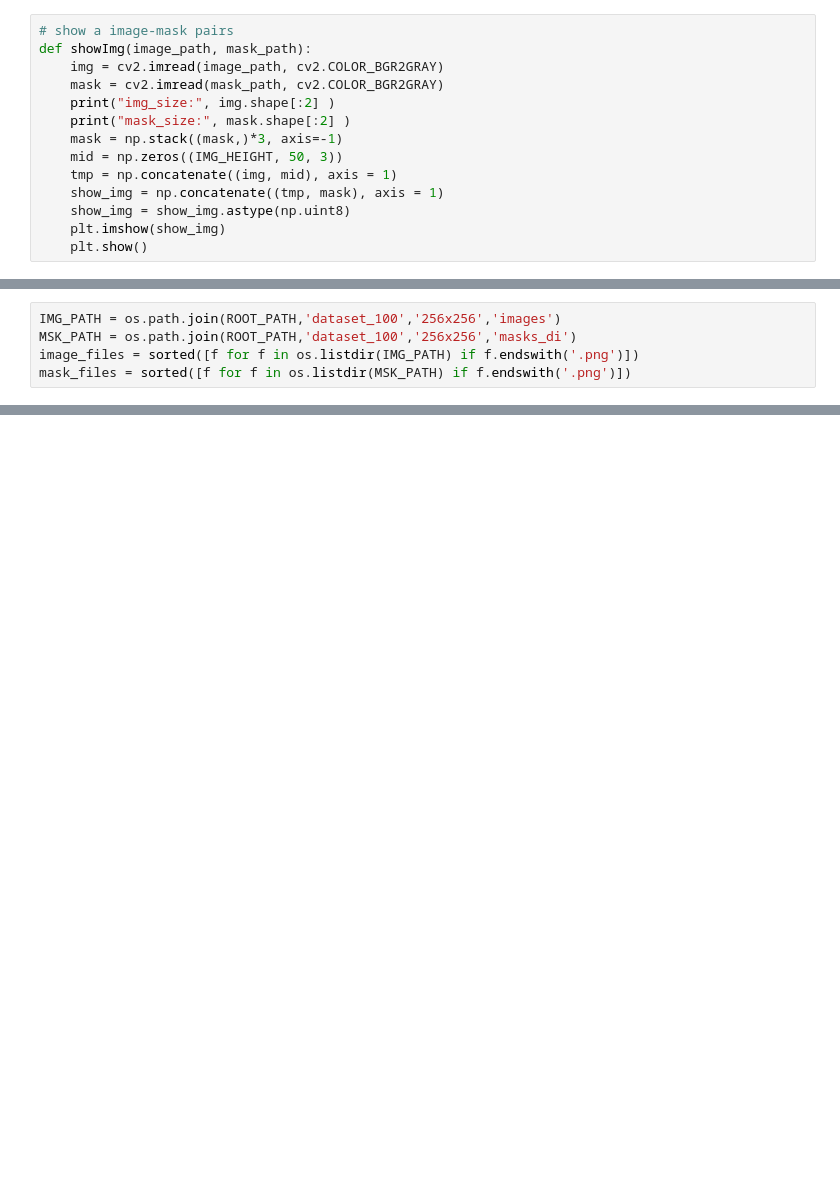
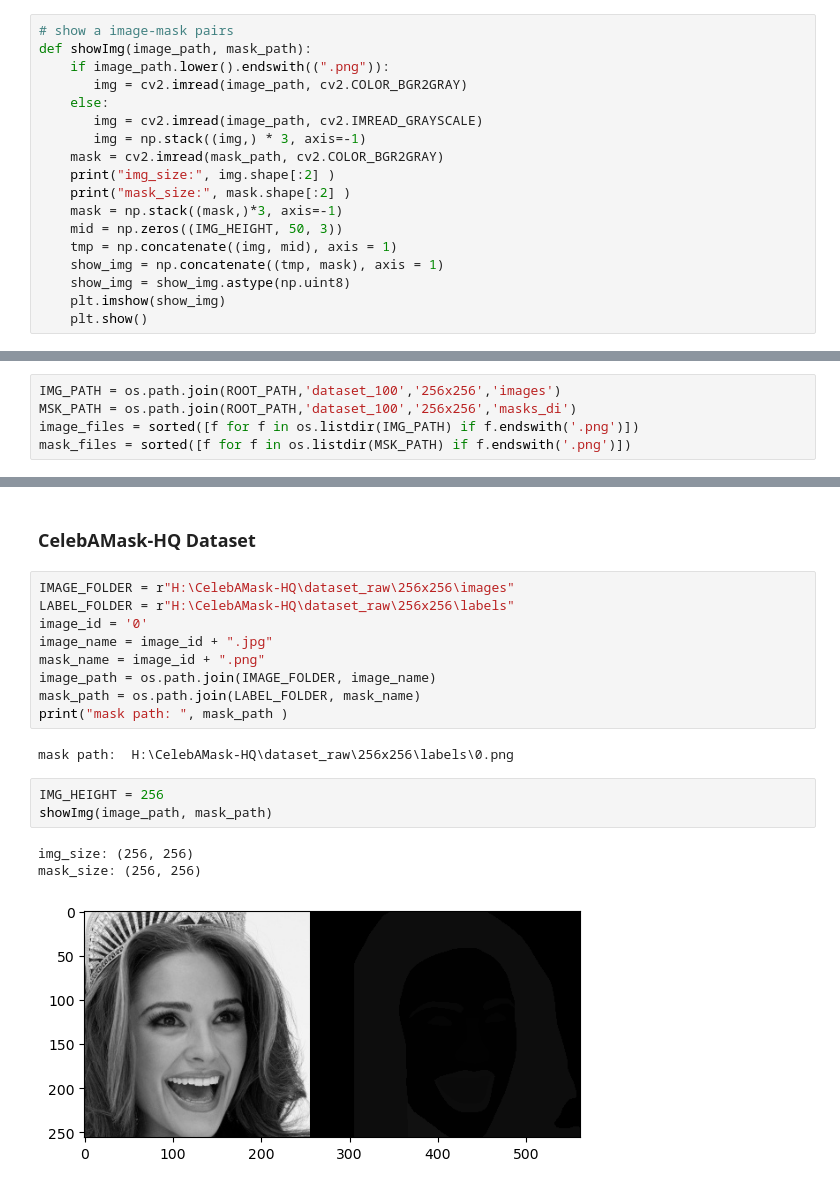
Before and after one commit to Supcode123/Skin-Segmentation-4-iPPG, a Jupyter notebook: notebooks/Datapreparing.ipynb, the cells around one changed output, grey strips where cells are left out. Cells and saved outputs as stored; diff of their text form; blank space fills up the shorter version.

```diff
--- a/notebooks/Datapreparing.ipynb
+++ b/notebooks/Datapreparing.ipynb
@@ -61,7 +61,11 @@ mask_path = os.path.join(LABEL_FOLDER, mask_name)
 # %%
 # show a image-mask pairs
 def showImg(image_path, mask_path):
-    img = cv2.imread(image_path, cv2.COLOR_BGR2GRAY)
+    if image_path.lower().endswith((".png")):
+       img = cv2.imread(image_path, cv2.COLOR_BGR2GRAY)
+    else:
+       img = cv2.imread(image_path, cv2.IMREAD_GRAYSCALE)
+       img = np.stack((img,) * 3, axis=-1)
     mask = cv2.imread(mask_path, cv2.COLOR_BGR2GRAY)
     print("img_size:", img.shape[:2] )
     print("mask_size:", mask.shape[:2] )
@@ -583,3 +587,23 @@ else:
     print("all labels are correct")
 # %% [output]
 all labels are correct
+# %% [markdown]
+### CelebAMask-HQ Dataset
+# %%
+IMAGE_FOLDER = r"H:\CelebAMask-HQ\dataset_raw\256x256\images"
+LABEL_FOLDER = r"H:\CelebAMask-HQ\dataset_raw\256x256\labels"
+image_id = '0'
+image_name = image_id + ".jpg"
+mask_name = image_id + ".png"
+image_path = os.path.join(IMAGE_FOLDER, image_name)
+mask_path = os.path.join(LABEL_FOLDER, mask_name)
+print("mask path: ", mask_path )
+# %% [output]
+mask path:  H:\CelebAMask-HQ\dataset_raw\256x256\labels\0.png
+# %%
+IMG_HEIGHT = 256
+showImg(image_path, mask_path)
+# %% [output]
+img_size: (256, 256)
+mask_size: (256, 256)
+[figure, added]
```
Also changed, not shown: parts of 6 cells of this notebook, 6 other files.
